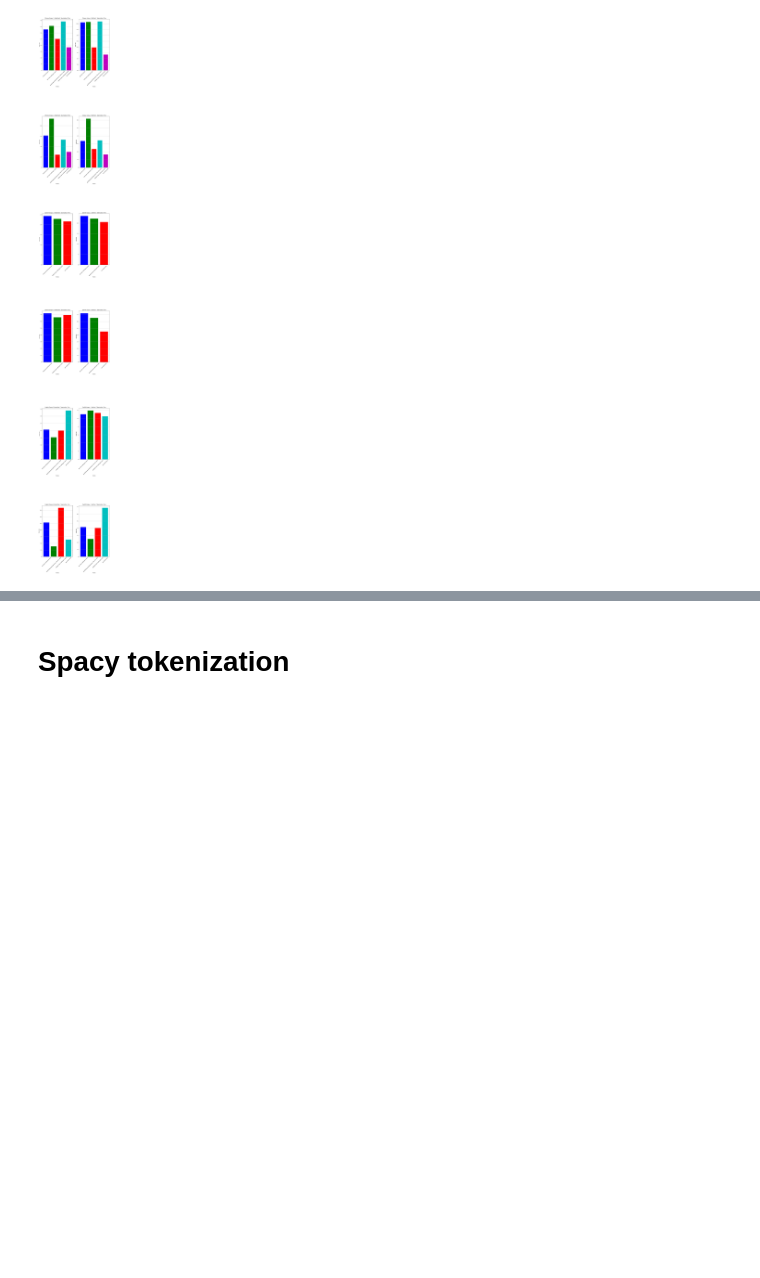
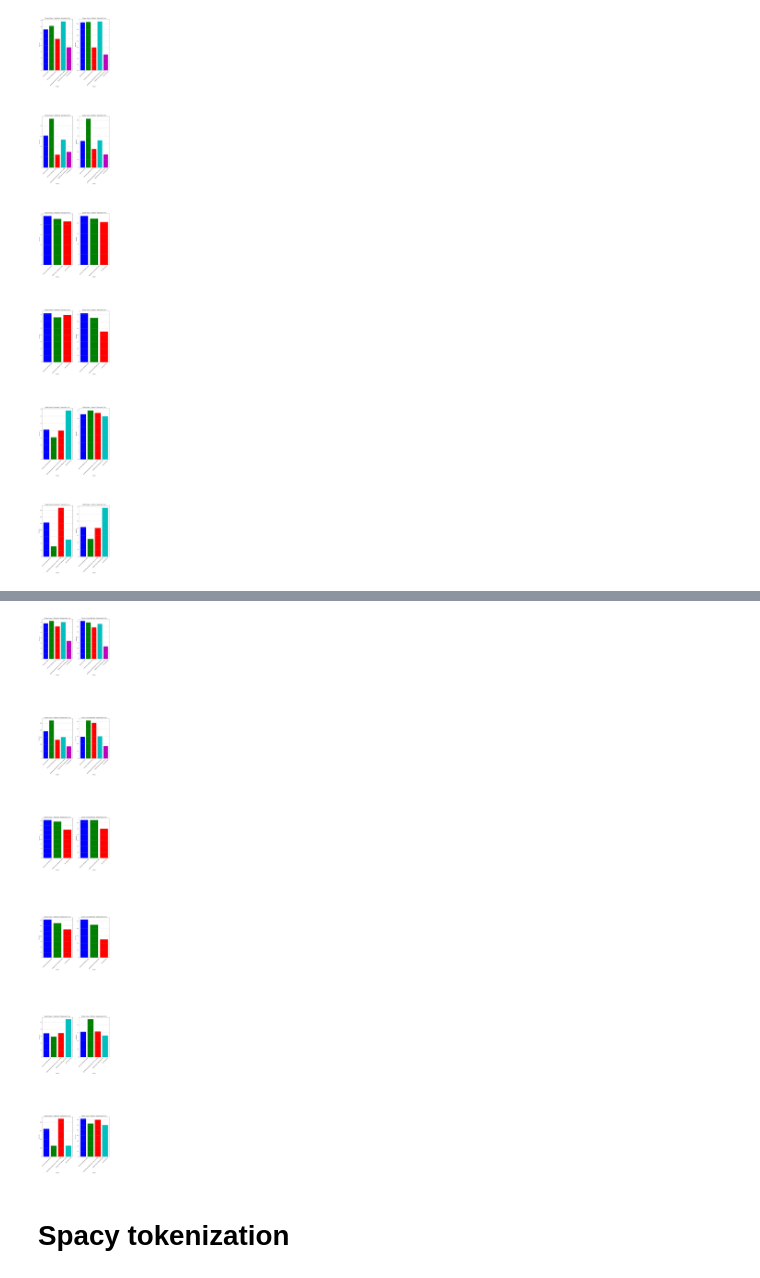
Before and after one commit to Yapping72/ICT3102-e-mc2-assignment-1, a Jupyter notebook: ICT3102_Assignment1.ipynb, the cells around one changed output, grey strips where cells are left out. Drawn from its saved outputs; the diff is of its cells as text; code cells hidden in the pictures; blank space fills up the shorter version.

Commit message:
detoken graph
detoken graph

```diff
--- a/ICT3102_Assignment1.ipynb
+++ b/ICT3102_Assignment1.ipynb
@@ -947,3 +949,84 @@ plt.show()
+# %%
+import matplotlib.pyplot as plt
+import numpy as np
+
+# Define colors for the bars
+colors = ['b', 'g', 'r', 'c', 'm', 'y', 'k', '#FFA500', '#00FF00', '#800080', '#FF00FF', '#008080', '#FFFF00', '#808080', '#800000', '#FF0000']
+
+# Define the detokenization data for all languages
+detokenization_data = [
+    chinese_corpus1_timing_unbatched,
+    chinese_corpus1_timing_batched,
+    chinese_corpus2_timing_unbatched,
+    chinese_corpus2_timing_batched,
+    spanish_corpus1_timing_unbatched,
+    spanish_corpus1_timing_batched,
+    spanish_corpus2_timing_unbatched,
+    spanish_corpus2_timing_batched,
+    english_corpus1_timing_unbatched,
+    english_corpus1_timing_batched,
+    english_corpus2_timing_unbatched,
+    english_corpus2_timing_batched
+]
+
+labels = [
+    'Chinese Corpus 1 Unbatched',
+    'Chinese Corpus 1 Batched',
+    'Chinese Corpus 2 Unbatched',
+    'Chinese Corpus 2 Batched',
+    'Spanish Corpus 1 Unbatched',
+    'Spanish Corpus 1 Batched',
+    'Spanish Corpus 2 Unbatched',
+    'Spanish Corpus 2 Batched',
+    'English Corpus 1 Unbatched',
+    'English Corpus 1 Batched',
+    'English Corpus 2 Unbatched',
+    'English Corpus 2 Batched'
+]
+
+# Create subplots for detokenization
+n_rows = 6
+n_cols = 2
+row_heights = [3, 3, 3, 3, 3, 3]
+
+fig_detokenization, axs_detokenization = plt.subplots(n_rows, n_cols, figsize=(14, 30), gridspec_kw={'height_ratios': row_heights})
+
+# Initialize variables to store min and max values for y-axis scaling
+min_value_detokenization = float('inf')
+max_value_detokenization = float('-inf')
+
+# Iterate through data and labels, creating subplots for detokenization
+for i, (label, d) in enumerate(zip(labels, detokenization_data)):
+    row = i // n_cols
+    col = i % n_cols
+
+    methods = []
+    detokenization_times = []
+
+    for method, times in d.items():
+        if method == 'method':
+            continue
+        methods.append(method)
+        detokenization_time = times.get('Detokenization', 0.0)
+        detokenization_times.append(detokenization_time)
+
+    ax = axs_detokenization[row, col]
+    ax.bar(methods, detokenization_times, color=colors)
+    ax.set_title(f"{label} - Detokenization Time")
+    ax.set_xlabel('Models')
+    ax.set_ylabel('Time (ms)')
+    ax.set_xticklabels(methods, rotation=45)
+    ax.grid(axis='y')
+
+    # Update min and max values for y-axis scaling for detokenization
+    min_value_detokenization = min(min_value_detokenization, min(detokenization_times))
+    max_value_detokenization = max(max_value_detokenization, max(detokenization_times))
+
+# Adjust spacing between subplots and add padding at the top
+plt.subplots_adjust(hspace=1.5, top=3)
+plt.show()
+# %% [output]
+[figure, added]
 # %% [markdown]
 # Spacy tokenization
 # %%
```
Also changed, not shown: parts of 2 cells of this notebook.
